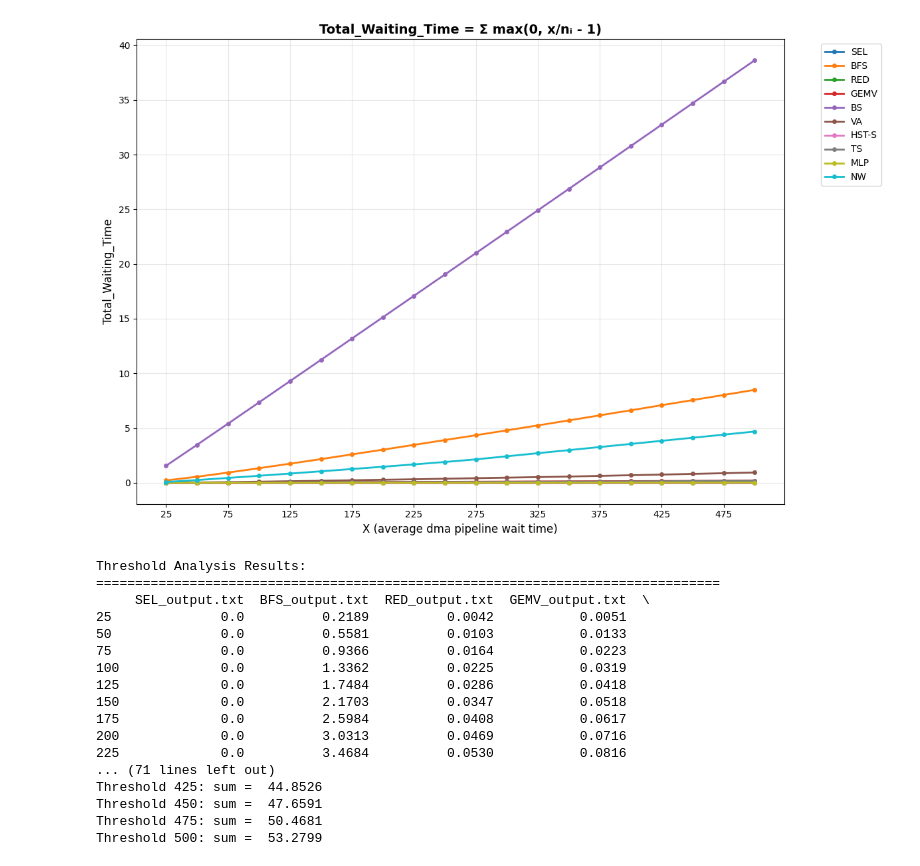
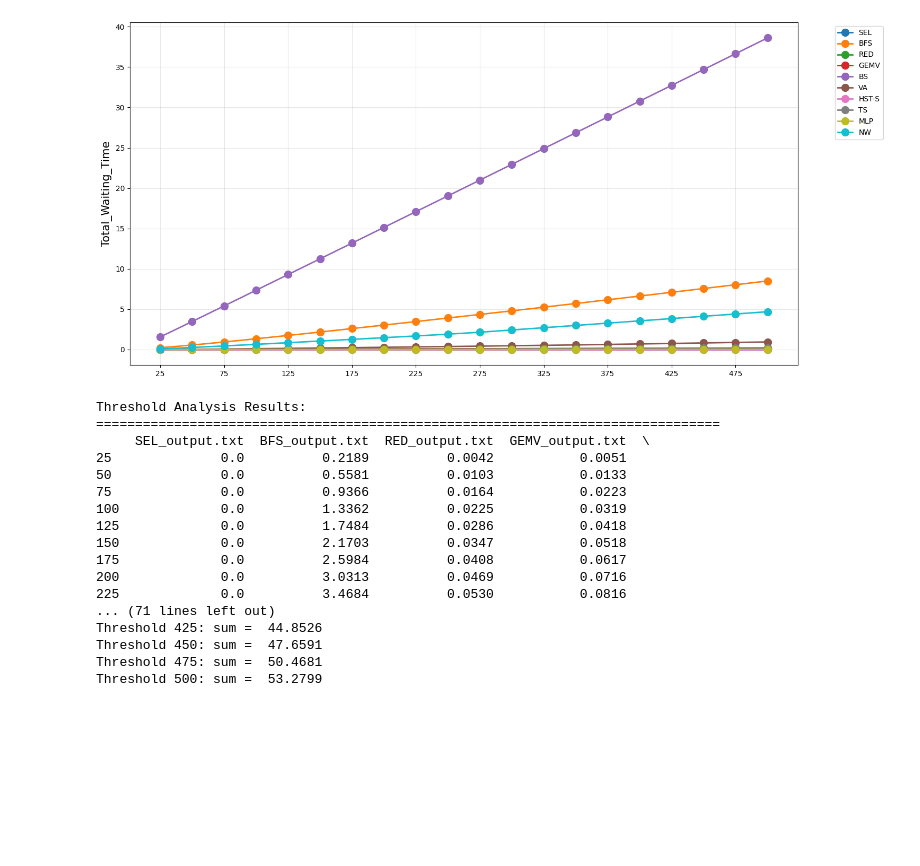
Before and after one commit to niwehao/Faho-Sim, a Jupyter notebook: uPIMulator_backend/result/mmu/interval.ipynb, the cells around one changed output. Saved outputs shown, nothing was run; the diff lists cells and outputs as text; code cells hidden in the pictures; blank space fills up the shorter version.

```diff
--- a/uPIMulator_backend/result/mmu/interval.ipynb
+++ b/uPIMulator_backend/result/mmu/interval.ipynb
@@ -96,15 +96,14 @@ def analyze_threshold_variation(folder_path=".", threshold_range=None):
 
 def plot_threshold_analysis(results, thresholds, folder_path=".", save_plot=True, save_path="dma_analysis_plot.png"):
     """Plot the threshold analysis results"""
-    plt.figure(figsize=(12, 8))
+    plt.figure(figsize=(15, 7))
 
     # Draw lines for each file
     for filename, values in results.items():
-        plt.plot(thresholds, values, marker='o', linewidth=2, markersize=4, label=filename.split('_')[0])
+        plt.plot(thresholds, values, marker='o', linewidth=2, markersize=10, label=filename.split('_')[0])
 
-    plt.xlabel('X (average dma pipeline wait time)', fontsize=12)
-    plt.ylabel('Total_Waiting_Time', fontsize=12)
-    plt.title('Total_Waiting_Time = Σ max(0, x/nᵢ - 1)', fontsize=14, fontweight='bold')
+
+    plt.ylabel('Total_Waiting_Time', fontsize=15)
     plt.grid(True, alpha=0.3)
     plt.legend(bbox_to_anchor=(1.05, 1), loc='upper left')
 
@@ -132,34 +131,34 @@ def plot_threshold_analysis(results, thresholds, folder_path=".", save_plot=True
                   for i in range(len(thresholds))]
 
     for i, threshold in enumerate(thresholds):
         print(f"Threshold {threshold:3d}: sum = {total_sums[i]:8.4f}")
 
 def main():
     """Main function to execute the analysis"""
     folder_path = "."
 
     # Analyze threshold variation from 25 to 500 (avoid division by zero when threshold=0)
     results, thresholds = analyze_threshold_variation(folder_path)
 
     if results:
         plot_threshold_analysis(results, thresholds, folder_path)
     else:
         assert False
 
 def analyze_custom_range(folder_path=".", start=25, end=500, step=25, save_plot=True, save_path="dma_custom_analysis.png"):
     """Analyze custom threshold range"""
     threshold_range = range(start, end+1, step)
     results, thresholds = analyze_threshold_variation(folder_path, threshold_range)
 
     if results:
         plot_threshold_analysis(results, thresholds, folder_path, save_plot, save_path)
     else:
         assert False
 
 if __name__ == "__main__":
     main()
 # %% [output]
-[figure, old version]
+[figure, new version]
 Threshold Analysis Results:
 ================================================================================
      SEL_output.txt  BFS_output.txt  RED_output.txt  GEMV_output.txt  \
```
Also changed, not shown: 5 other files.
